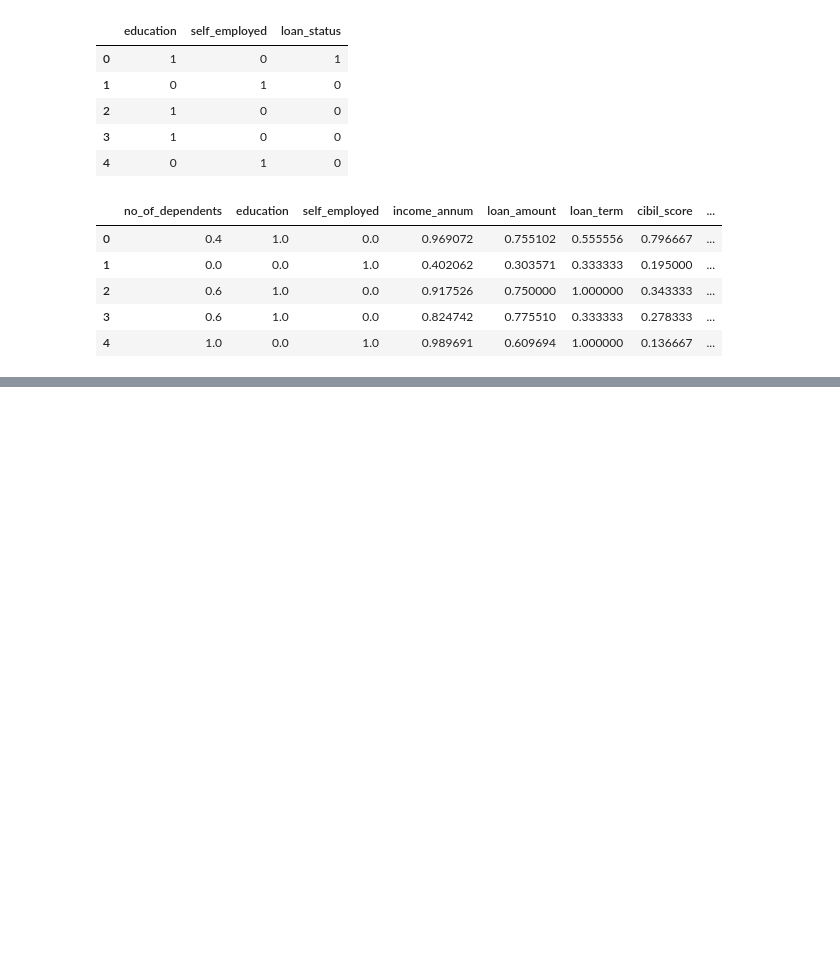
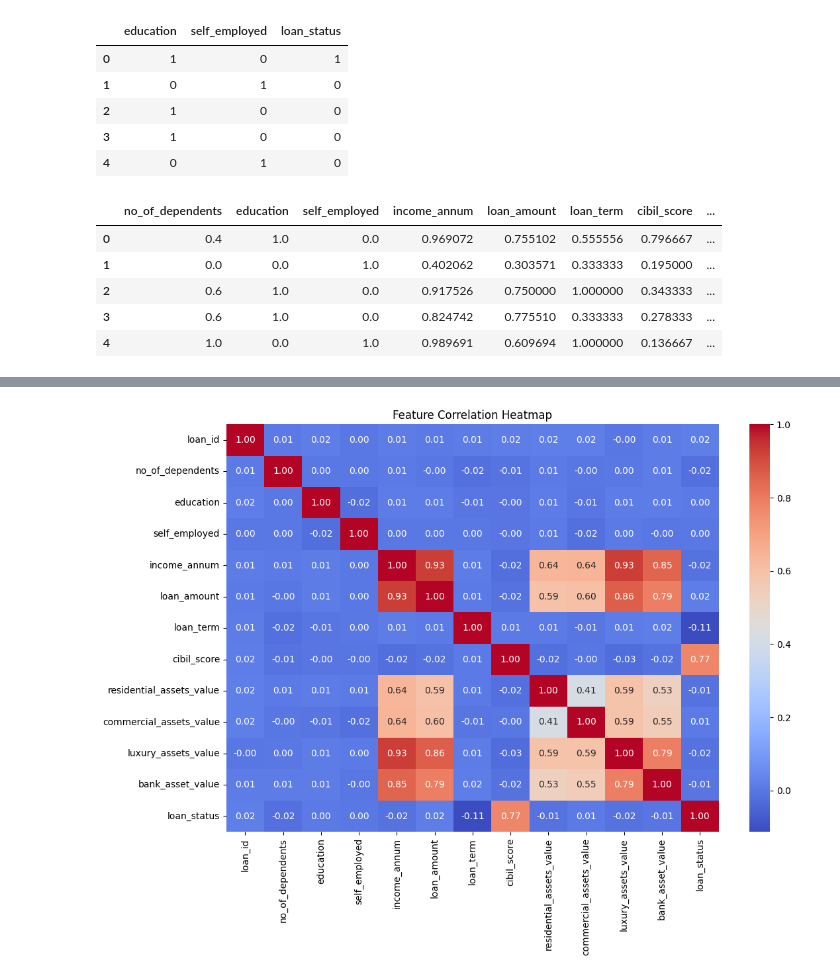
Before and after one commit to nateseon/cs506_TP, a Jupyter notebook: data_preprocessing_pipeline.ipynb, the cells around one changed output, grey strips where cells are left out. Saved outputs shown, nothing was run; the diff lists cells and outputs as text; code cells hidden in the pictures; blank space fills up the shorter version.

```diff
--- a/data_preprocessing_pipeline.ipynb
+++ b/data_preprocessing_pipeline.ipynb
@@ -61,0 +121,10 @@ df[numeric_cols].head()
+# %%
+#Plot 4 :  Feature Correlation Heatmap Displays pairwise correlations between all numeric features and is plotted
+# sns.heatmap() visualizes pairwise feature correlations
+# plt sets size and title
+plt.figure(figsize=(12, 8))
+sns.heatmap(df.corr(), annot=True, fmt=".2f", cmap='coolwarm')
+plt.title('Feature Correlation Heatmap')
+plt.show()
+# %% [output]
+[figure, added]
```
Also changed, not shown: parts of 13 cells of this notebook, 6 other files.
